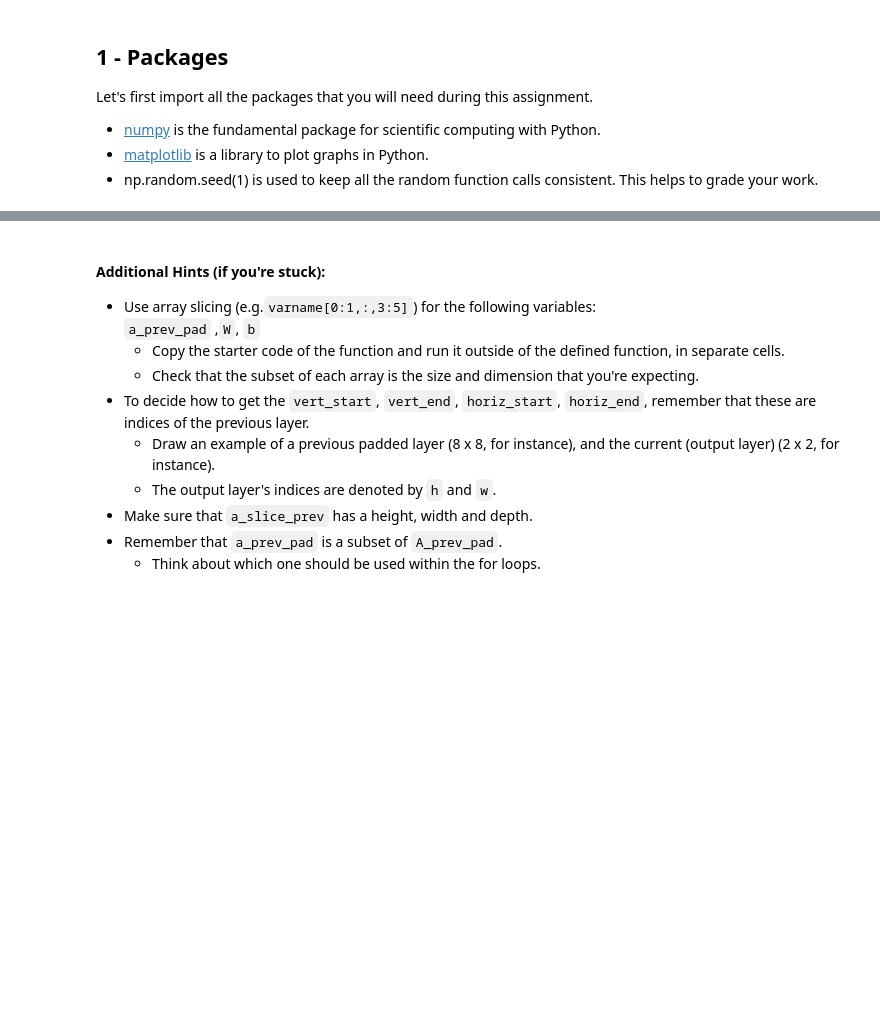
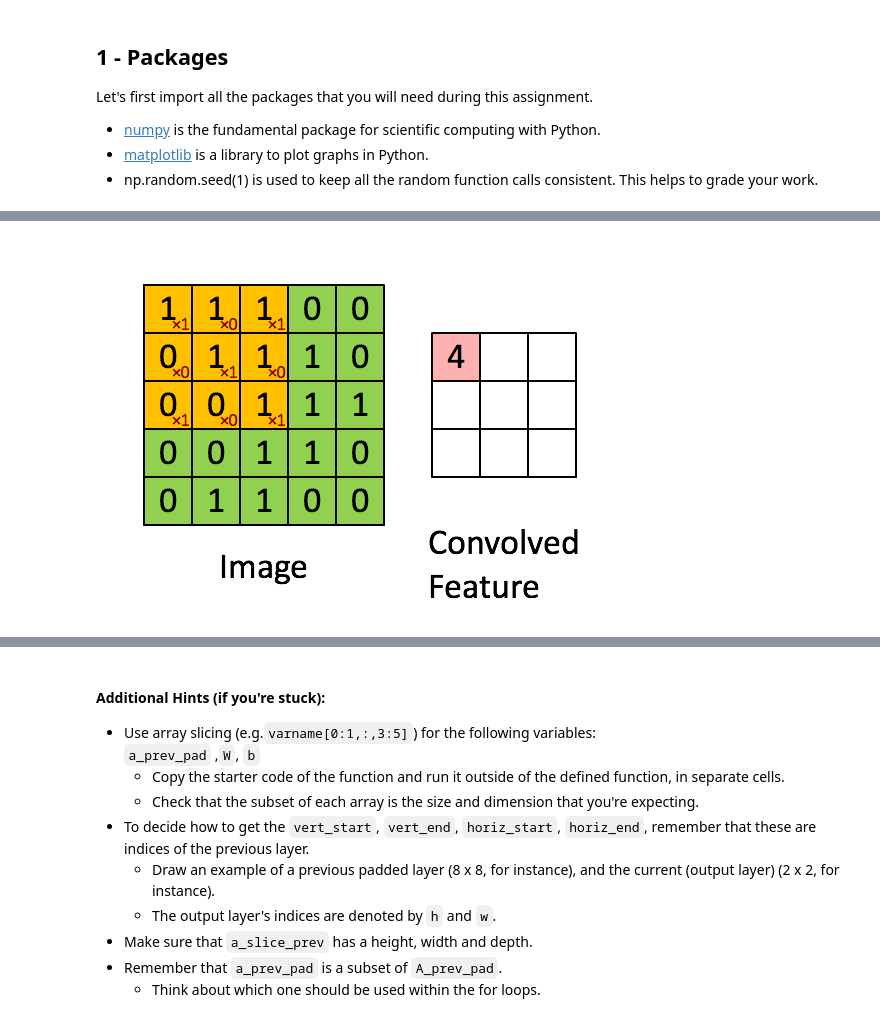
Before and after one commit to akshaymali046/Hand-Gesture-Recognition-using-Convolutional-Neural-Network, a Jupyter notebook: Convolution_model_Step_by_Step_v1.ipynb, the cells around one changed output, grey strips where cells are left out. Cells and saved outputs as stored; diff of their text form; code cells hidden in the pictures; blank space fills up the shorter version.

Commit message:
convolution steps

```diff
--- a/Convolution_model_Step_by_Step_v1.ipynb
+++ b/Convolution_model_Step_by_Step_v1.ipynb
@@ -205 +197,6 @@ Implement `conv_single_step()`.
+# %%
+img = Image.open('images/Convolution_schematic.gif')
+display(img)
+# %% [output]
+[figure, added]
 # %% [markdown]
```
Also changed, not shown: parts of 14 cells of this notebook.
